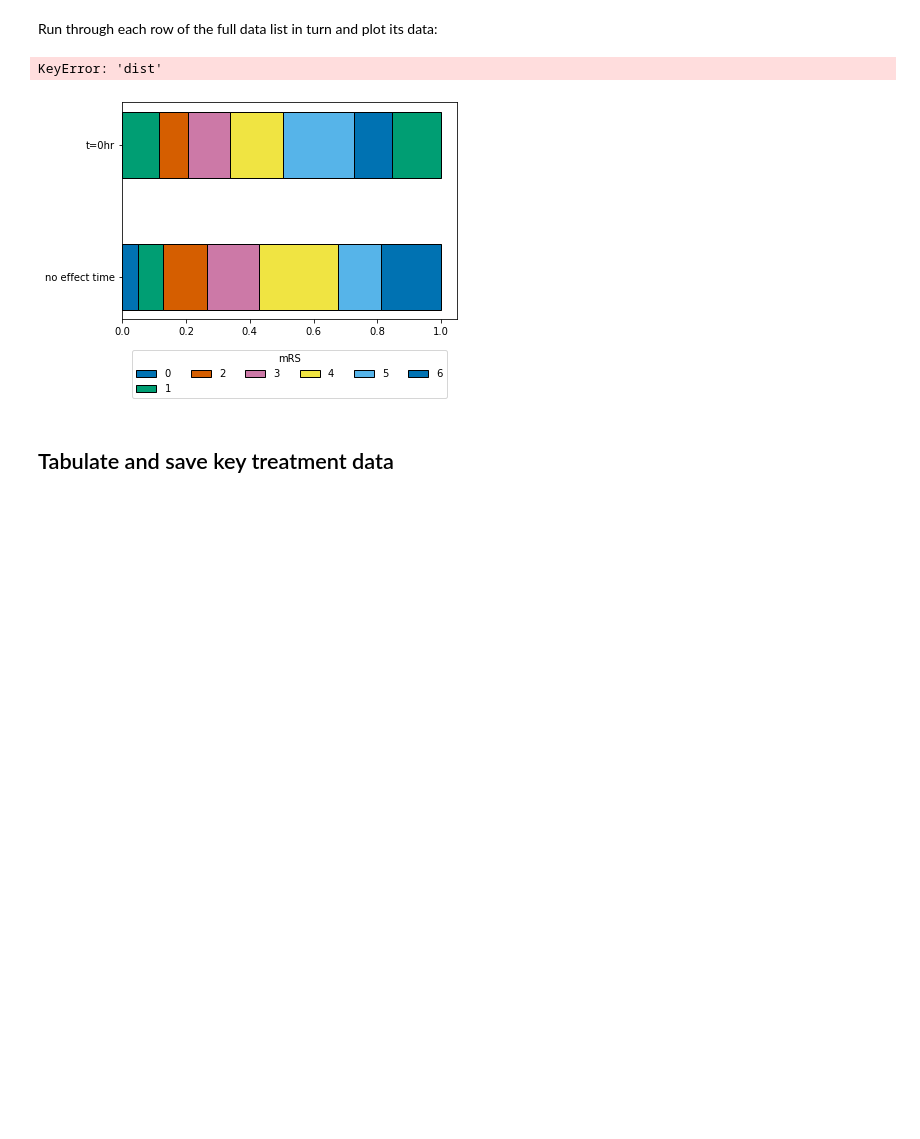
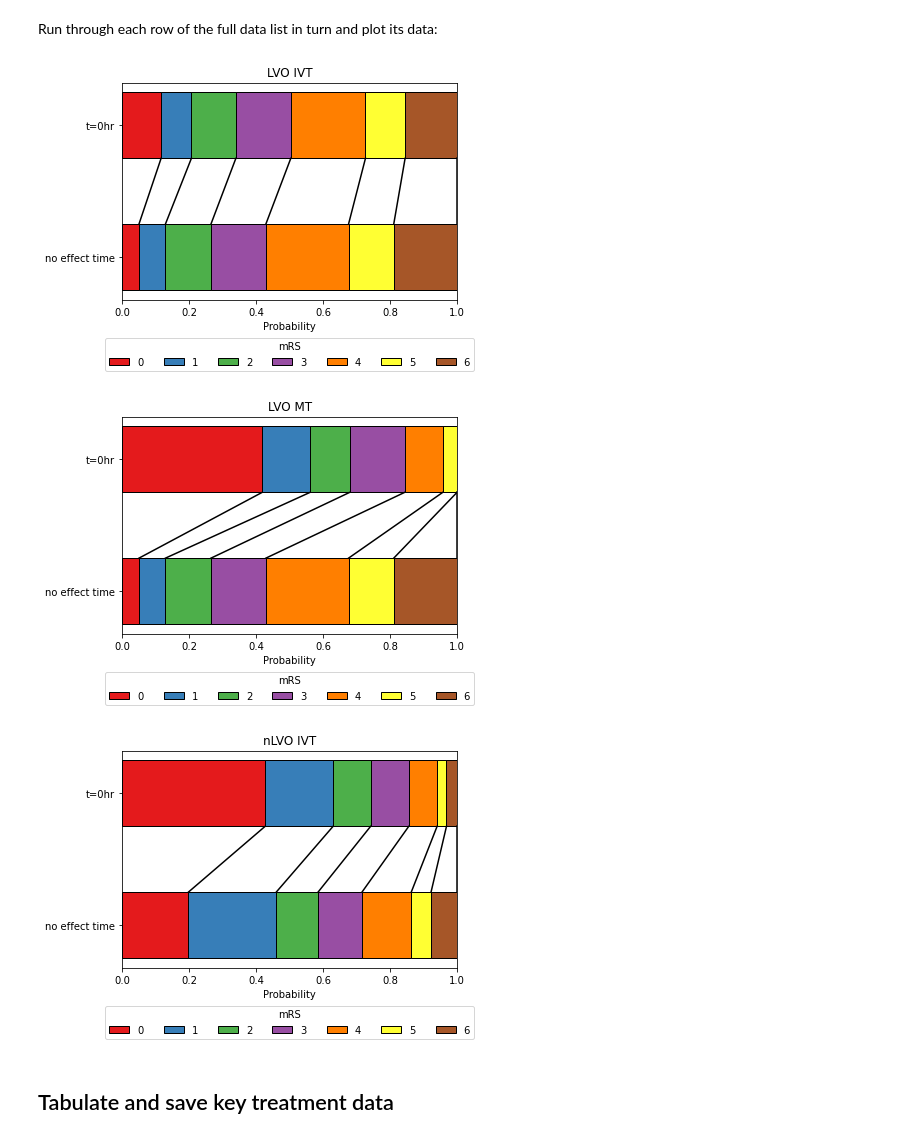
Before and after one commit to samuel-book/stroke_outcome, a Jupyter notebook: mRS_datasets.ipynb, the cells around one changed output. Cells and saved outputs as stored; diff of their text form; code cells hidden in the pictures; blank space fills up the shorter version.

```diff
--- a/mRS_datasets.ipynb
+++ b/mRS_datasets.ipynb
@@ -63,7 +64,7 @@ import pandas as pd
 # Set up MatPlotLib
 %matplotlib inline
 # Change default colour scheme:
-plt.style.use('seaborn-colorblind')
+#plt.style.use('seaborn-colorblind')
 # %%
 # Set NumPy to pront 4 decimal places
 np.set_printoptions(precision=4)
@@ -148,13 +145,14 @@ def draw_horizontal_bar(dist,label=''):
             (non-cumulative).
     label - string. The name printed next to these stacked bars.
     """
+    cmap = matplotlib.cm.get_cmap('Set1')
     # The first bar will start at this point on the x-axis:
     left = 0
     for i in range(len(dist)):
         # Draw a bar starting from 'left', the end of the previous bar,
         # with a width equal to the probability of this mRS:
         plt.barh(label, width=dist[i], left=left, height=0.5,
-                 label=f'{i}', edgecolor='k')
+                 label=f'{i}', edgecolor='k', color=cmap(i))
         # Update 'left' with the width of the current bar so that the
         # next bar drawn will start in the correct place.
         left += dist[i]
@@ -168,43 +166,44 @@ def draw_connections(dist_t0, dist_tne, top_tne=0.25, bottom_t0=0.75):
     """
     left_t0   = 0.0
     left_tne  = 0.0
-    for i, d_t0 in enumerate(dict_t0['dist']):
-        left_t0  +=  dict_t0['dist'][i]
-        left_tne += dict_tne['dist'][i]
+    for i, d_t0 in enumerate(dict_t0['dist_mrs6']):
+        left_t0  +=  dict_t0['dist_mrs6'][i]
+        left_tne += dict_tne['dist_mrs6'][i]
         plt.plot([left_t0,left_tne],[bottom_t0,top_tne],color='k')
 # %% [markdown]
 Run through each row of the full data list in turn and plot its data:
 # %%
 for data_list in full_data_list:
 
     dict_t0  = data_list[0]
     dict_tne = data_list[1]
     label    = data_list[2]
 
     # Only plot specific treatments
     if label in ['LVO IVT', 'LVO MT', 'nLVO IVT', 'nLVO and LVO combined IVT']:
 
         draw_horizontal_bar(dict_tne['dist_mrs6'], 'no effect time')
 
         # Add legend now to prevent doubling all the labels:
-        plt.legend(loc='center',ncol=6, title='mRS',
+        plt.legend(loc='center',ncol=7, title='mRS',
                    bbox_to_anchor=[0.5,0.0,0.0,-0.5])   # Legend below axis.
 
         draw_horizontal_bar(dict_t0['dist_mrs6'], 't=0hr')
 
         # Draw connecting lines between the two mRS groups:
-        if np.sum(dict_t0['dist_mrs6'])>0 and np.sum(dict_tne['dist'])>0:
-            draw_connections(dict_t0['dist_mrs6'], dict_tne['dist'])
+        if np.sum(dict_t0['dist_mrs6'])>0 and np.sum(dict_tne['dist_mrs6'])>0:
+            draw_connections(dict_t0['dist_mrs6'], dict_tne['dist_mrs6'])
 
         plt.xlabel('Probability')
         plt.title(label)
         plt.xlim(0,1)
         plt.savefig(f'./images/{label}.jpg', dpi=300, bbox_inches='tight',
             pad_inches=0.2)
         plt.show()
 # %% [output]
-KeyError: 'dist'
-[figure, old version]
+[figure, new version]
+[figure, added]
+[figure, added]
 # %%
 combine_data = dict()
 for row in full_data_list:
```
Also changed, not shown: parts of 35 cells of this notebook.
